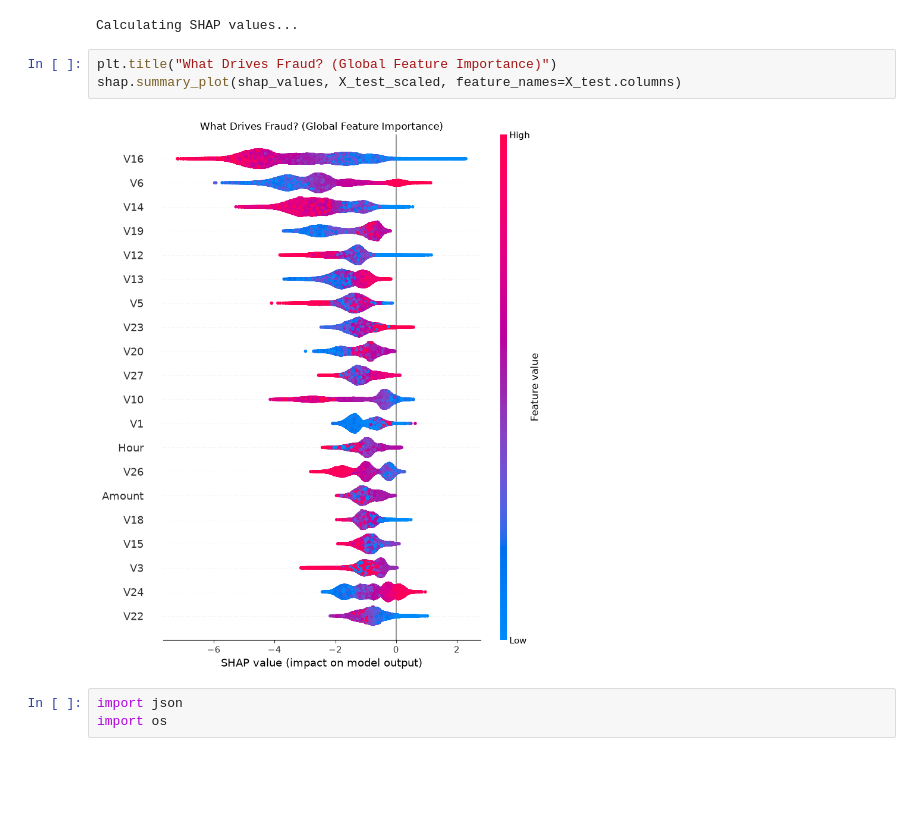
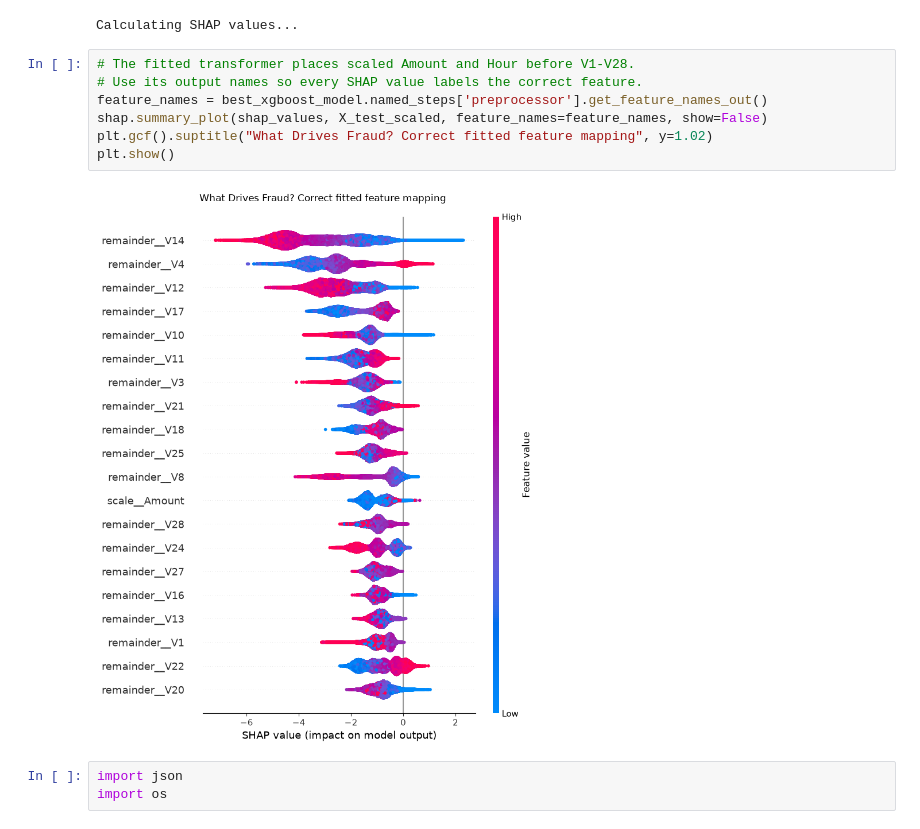
Before and after one commit to dev-khanna/FraudLens-Explainable-ML-for-Credit-Card-Fraud-Detection, a Jupyter notebook: fraud_detection.ipynb, the cells around one changed output. Saved outputs shown, nothing was run; the diff lists cells and outputs as text; blank space fills up the shorter version.

```diff
--- a/fraud_detection.ipynb
+++ b/fraud_detection.ipynb
@@ -1251,10 +1270,14 @@ shap_values = explainer.shap_values(X_test_scaled)
 # %% [output]
 Calculating SHAP values...
 # %%
-plt.title("What Drives Fraud? (Global Feature Importance)")
-shap.summary_plot(shap_values, X_test_scaled, feature_names=X_test.columns)
+# The fitted transformer places scaled Amount and Hour before V1-V28.
+# Use its output names so every SHAP value labels the correct feature.
+feature_names = best_xgboost_model.named_steps['preprocessor'].get_feature_names_out()
+shap.summary_plot(shap_values, X_test_scaled, feature_names=feature_names, show=False)
+plt.gcf().suptitle("What Drives Fraud? Correct fitted feature mapping", y=1.02)
+plt.show()
 # %% [output]
-[figure, old version]
+[figure, new version]
 # %%
 import json
 import os
```
Also changed, not shown: parts of 10 cells of this notebook, 18 other files.
